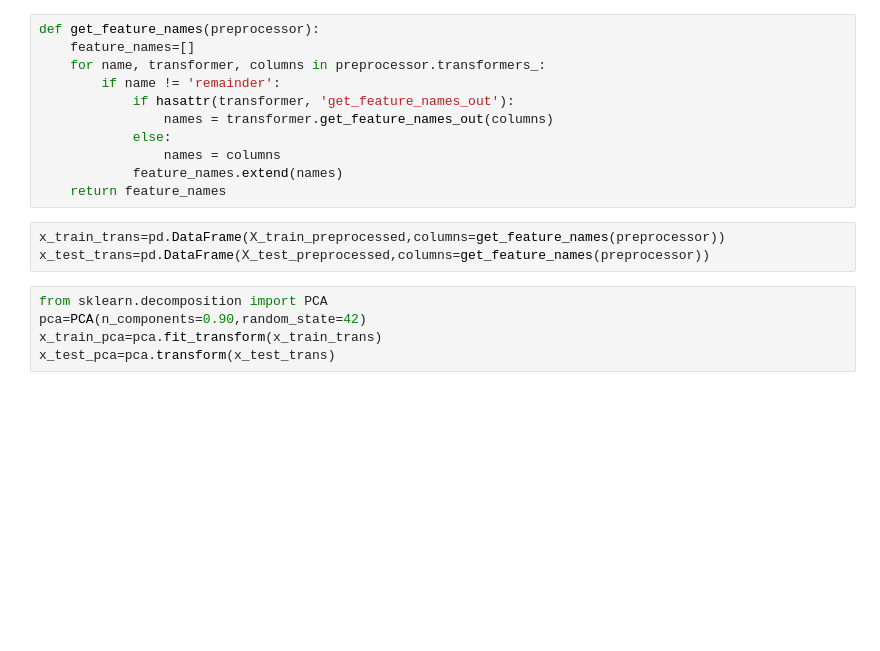
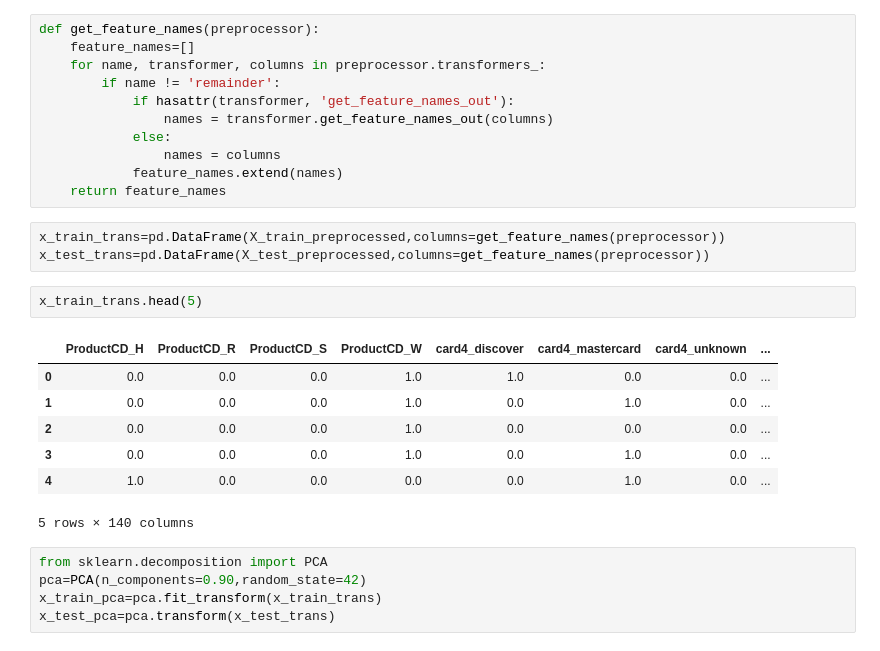
Before and after one commit to venkatagirigowda/frauddetection-iee, a Jupyter notebook: notebook/eda/eda.ipynb, the cells around one changed output. Cells and saved outputs as stored; diff of their text form; blank space fills up the shorter version.

```diff
--- a/notebook/eda/eda.ipynb
+++ b/notebook/eda/eda.ipynb
@@ -177,6 +268,16 @@ def get_feature_names(preprocessor):
 # %%
 x_train_trans=pd.DataFrame(X_train_preprocessed,columns=get_feature_names(preprocessor))
 x_test_trans=pd.DataFrame(X_test_preprocessed,columns=get_feature_names(preprocessor))
+# %%
+x_train_trans.head(5)
+# %% [output]
+|  | ProductCD_H | ProductCD_R | ProductCD_S | ProductCD_W | card4_discover | card4_mastercard | card4_unknown | ... |
+| 0 | 0.0 | 0.0 | 0.0 | 1.0 | 1.0 | 0.0 | 0.0 | ... |
+| 1 | 0.0 | 0.0 | 0.0 | 1.0 | 0.0 | 1.0 | 0.0 | ... |
+| 2 | 0.0 | 0.0 | 0.0 | 1.0 | 0.0 | 0.0 | 0.0 | ... |
+| 3 | 0.0 | 0.0 | 0.0 | 1.0 | 0.0 | 1.0 | 0.0 | ... |
+| 4 | 1.0 | 0.0 | 0.0 | 0.0 | 0.0 | 1.0 | 0.0 | ... |
+5 rows × 140 columns
 # %%
 from sklearn.decomposition import PCA
 pca=PCA(n_components=0.90,random_state=42)
```
Also changed, not shown: parts of 6 cells of this notebook, 19 other files.
